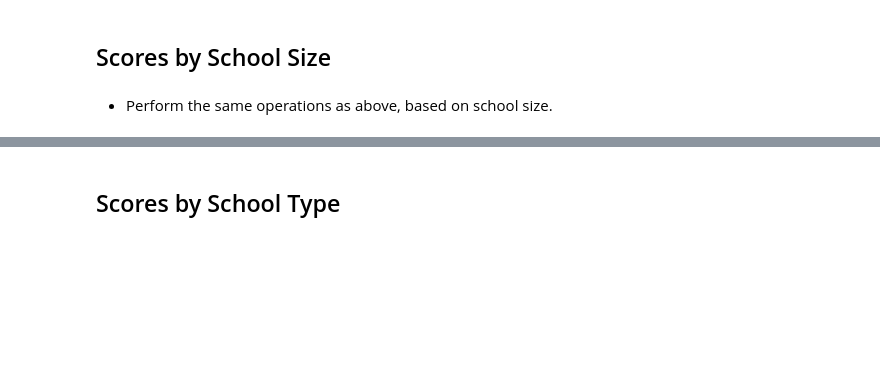
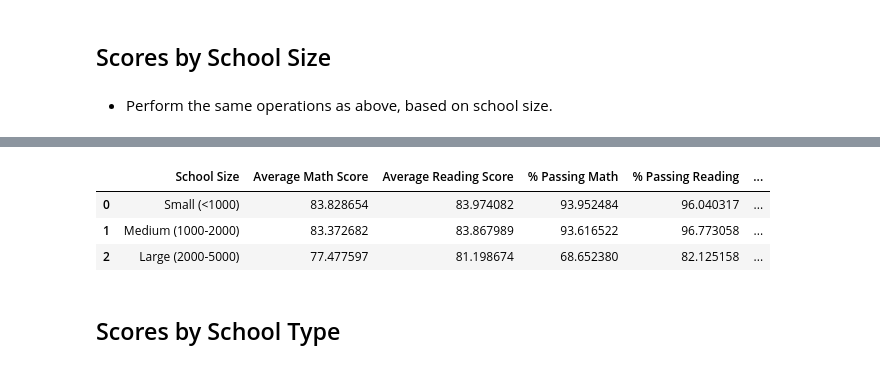
Before and after one commit to ltrentino/pandas-challenge, a Jupyter notebook: PyCitySchools/PyCitySchools_starter.ipynb, the cells around one changed output, grey strips where cells are left out. Cells and saved outputs as stored; diff of their text form; code cells hidden in the pictures; blank space fills up the shorter version.

```diff
--- a/PyCitySchools/PyCitySchools_starter.ipynb
+++ b/PyCitySchools/PyCitySchools_starter.ipynb
@@ -295,3 +304,30 @@ means
+# %%
+# according to instructions, my bins will be: Small (<1000), Medium (1000-2000), Large (2000-5000)
+# create three bins to group School Size
+bins = [0,1000,2000,5000]
+size_group_names = ["Small (<1000)", "Medium (1000-2000)", "Large (2000-5000)"]
+
+# apply bins and create new col "school_size_group"
+school_data_complete["school_size_group"] = pd.cut(school_data_complete["size"], bins, labels= size_group_names, include_lowest=True)
+
+# group by school_size_group and find averages for math score, reading score, pass math, pass reading and overall pass
+means = school_data_complete.groupby(["school_size_group"], as_index=False)[["math_score","reading_score", "pass_math","pass_reading", "pass_overall"]].mean()
+
+# save results to a table df
+scores_by_school_size =pd.DataFrame({
+    "School Size": means["school_size_group"],
+    "Average Math Score": means["math_score"],
+    "Average Reading Score": means["reading_score"],
+    "% Passing Math": means["pass_math"]*100,
+    "% Passing Reading": means["pass_reading"]*100,
+    "% Overall Passing": means["pass_overall"]*100
+ })
+scores_by_school_size
+# %% [output]
+|  | School Size | Average Math Score | Average Reading Score | % Passing Math | % Passing Reading | ... |
+| 0 | Small (<1000) | 83.828654 | 83.974082 | 93.952484 | 96.040317 | ... |
+| 1 | Medium (1000-2000) | 83.372682 | 83.867989 | 93.616522 | 96.773058 | ... |
+| 2 | Large (2000-5000) | 77.477597 | 81.198674 | 68.652380 | 82.125158 | ... |
 # %% [markdown]
 ## Scores by School Type
 # %% [markdown]
```
Also changed, not shown: parts of 11 cells of this notebook.
